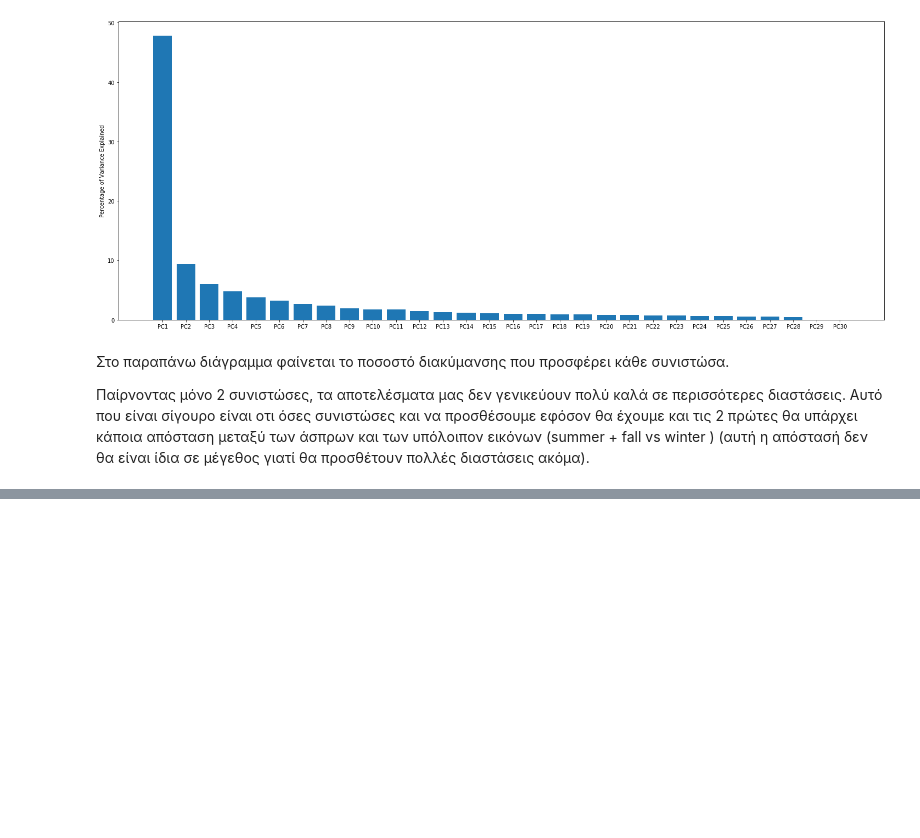
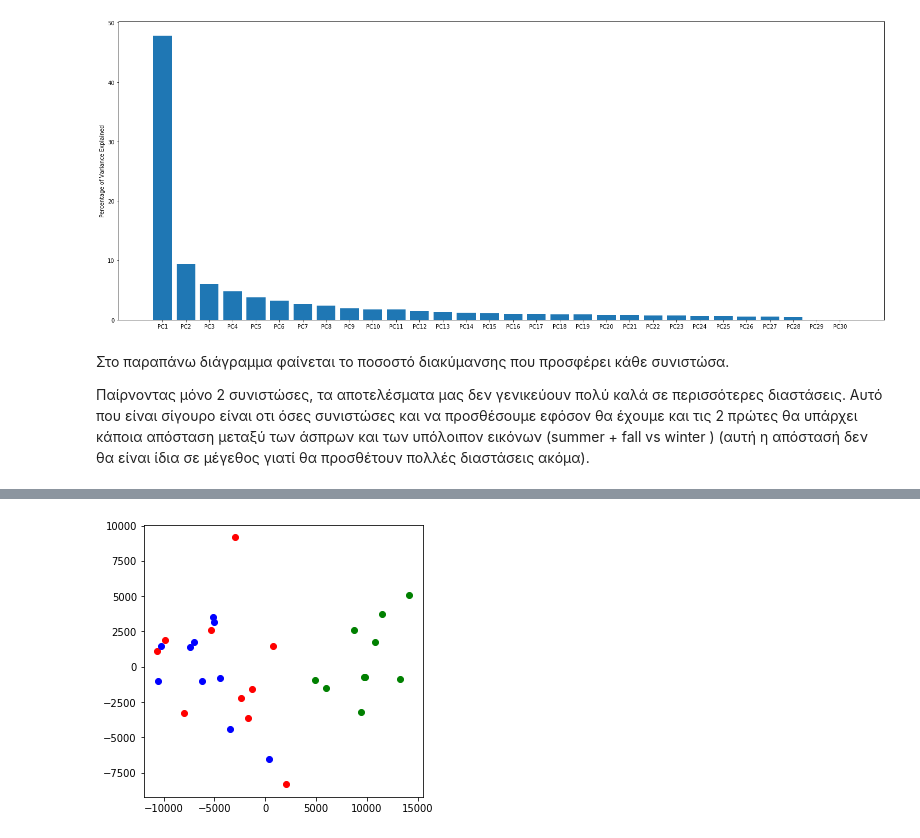
Before and after one commit to stratos1st/machine_learning_2020, a Jupyter notebook: Untitled.ipynb, the cells around one changed output, grey strips where cells are left out. Saved outputs shown, nothing was run; the diff lists cells and outputs as text; code cells hidden in the pictures; blank space fills up the shorter version.

```diff
--- a/Untitled.ipynb
+++ b/Untitled.ipynb
@@ -175,0 +227,14 @@ PCA;
+# %%
+# pca
+pca = PCA(n_components=2)
+principalComponents = pca.fit_transform(data)
+
+# plot points
+plt.rcParams['figure.figsize'] = [5, 5]
+fig, ax = plt.subplots()
+plt.scatter([x for x, t in zip(principalComponents[:, 0], labels) if t == 0 ], [x for x, t in zip(principalComponents[:, 1], labels) if t == 0 ], c='red')
+plt.scatter([x for x, t in zip(principalComponents[:, 0], labels) if t == 1 ], [x for x, t in zip(principalComponents[:, 1], labels) if t == 1 ], c='blue')
+plt.scatter([x for x, t in zip(principalComponents[:, 0], labels) if t == 2 ], [x for x, t in zip(principalComponents[:, 1], labels) if t == 2 ], c='green')
+plt.show()
+# %% [output]
+[figure, added]
```
Also changed, not shown: parts of 10 cells of this notebook.
